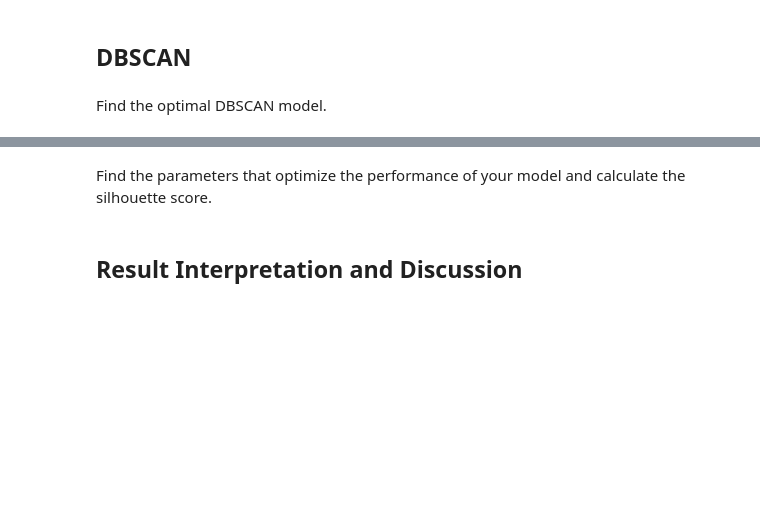
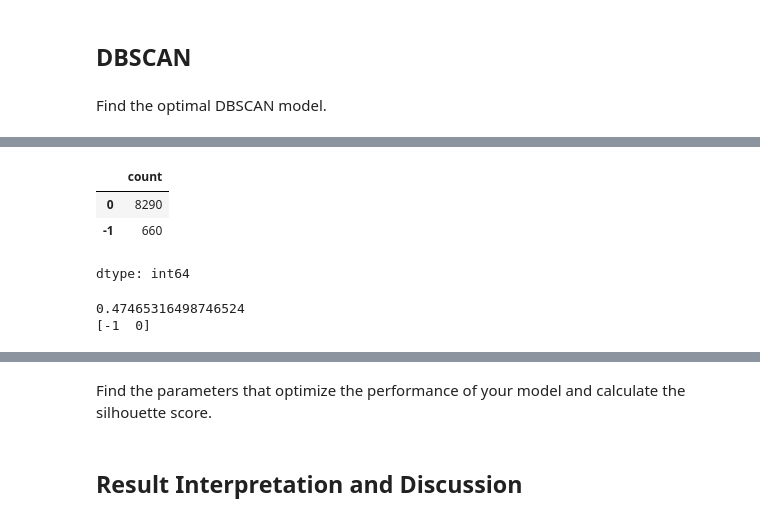
Before and after one commit to MyriamJo/-ML-52-6738, a Jupyter notebook: Clustering_Exercise.ipynb, the cells around one changed output, grey strips where cells are left out. Drawn from its saved outputs; the diff is of its cells as text; code cells hidden in the pictures; blank space fills up the shorter version.

```diff
--- a/Clustering_Exercise.ipynb
+++ b/Clustering_Exercise.ipynb
@@ -173 +235,9 @@ print(np.unique(cluster_labels))
+# %%
+cluster_labels = dbscan.fit_predict(scaled_df)
+pd.Series(cluster_labels).value_counts()
+# %% [output]
+|  | count |
+| 0 | 8290 |
+| -1 | 660 |
+dtype: int64
 # %%
@@ -176,0 +247,7 @@ ssilhouette_score2= silhouette_score(scaled_df, cluster_labels)
+# %%
+import numpy as np
+print(silhouette_score2)
+print(np.unique(cluster_labels2))
+# %% [output]
+0.47465316498746524
+[-1  0]
```
Also changed, not shown: parts of 12 cells of this notebook.
